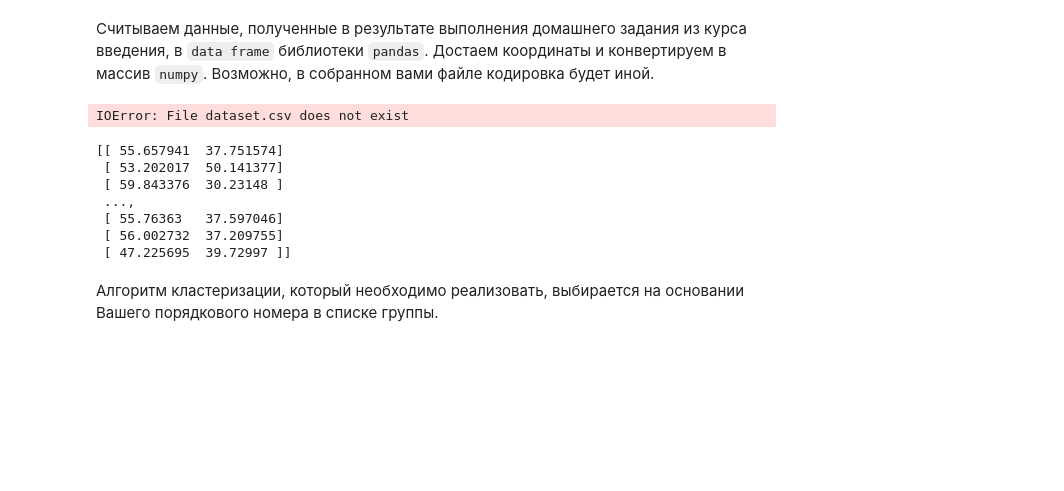
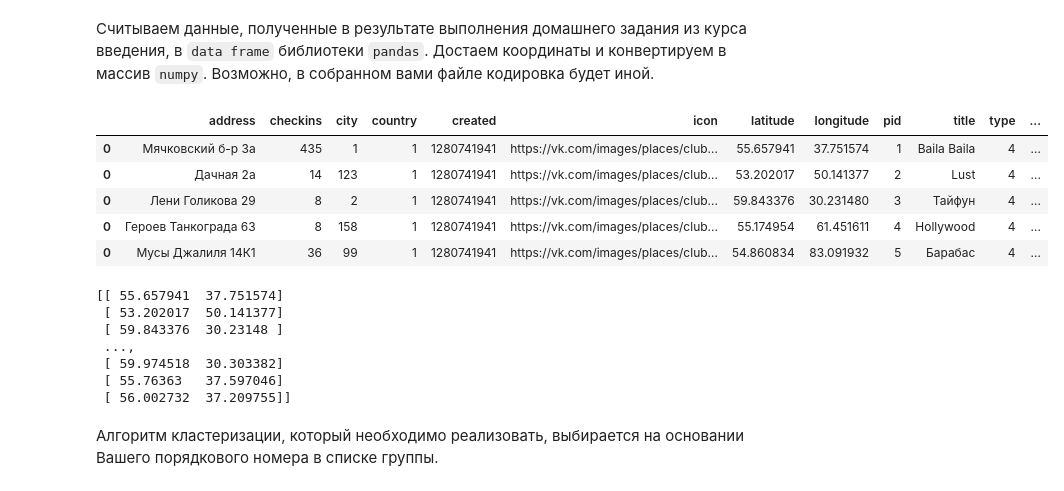
Before and after one commit to rogachevav/ml_hw2, a Jupyter notebook: hw2-clusters.ipynb, the cells around one changed output. Drawn from its saved outputs; the diff is of its cells as text; code cells hidden in the pictures; blank space fills up the shorter version.

Commit message:
algo+kwargs+pkl_read

```diff
--- a/hw2-clusters.ipynb
+++ b/hw2-clusters.ipynb
@@ -40,22 +40,27 @@ Populating the interactive namespace from numpy and matplotlib
 ## Реализация алгоритма
 # %% [markdown]
 Cчитываем данные, полученные в результате выполнения домашнего задания из курса введения, в `data frame` библиотеки `pandas`. Достаем координаты и конвертируем в массив `numpy`. Возможно, в собранном вами файле кодировка будет иной.
-# %%
-data_df = pd.read_csv("dataset.csv", sep=",", header=0, encoding='windows-1251')
-data_df.head()
-# %% [output]
-IOError: File dataset.csv does not exist
+# %%
+data = pd.read_pickle('hw1_rogachev.pkl')
+data.head()
+# %% [output]
+|  | address | checkins | city | country | created | icon | latitude | longitude | pid | title | type | ... |
+| 0 | Мячковский б-р 3а | 435 | 1 | 1 | 1280741941 | https://vk.com/images/places/club... | 55.657941 | 37.751574 | 1 | Baila Baila | 4 | ... |
+| 0 | Дачная 2а | 14 | 123 | 1 | 1280741941 | https://vk.com/images/places/club... | 53.202017 | 50.141377 | 2 | Lust | 4 | ... |
+| 0 | Лени Голикова 29 | 8 | 2 | 1 | 1280741941 | https://vk.com/images/places/club... | 59.843376 | 30.231480 | 3 | Тайфун | 4 | ... |
+| 0 | Героев Танкограда 63 | 8 | 158 | 1 | 1280741941 | https://vk.com/images/places/club... | 55.174954 | 61.451611 | 4 | Hollywood | 4 | ... |
+| 0 | Мусы Джалиля 14К1 | 36 | 99 | 1 | 1280741941 | https://vk.com/images/places/club... | 54.860834 | 83.091932 | 5 | Барабас | 4 | ... |
 # %%
-x = data_df[['latitude', 'longitude']].values
+x = data[['latitude', 'longitude']].values
 print x
 # %% [output]
 [[ 55.657941  37.751574]
  [ 53.202017  50.141377]
  [ 59.843376  30.23148 ]
  ...,
+ [ 59.974518  30.303382]
  [ 55.76363   37.597046]
- [ 56.002732  37.209755]
- [ 47.225695  39.72997 ]]
+ [ 56.002732  37.209755]]
 # %% [markdown]
 Алгоритм кластеризации, который необходимо реализовать, выбирается на основании Вашего порядкового номера в списке группы.
 # %% [markdown]
```
Also changed, not shown: parts of 4 cells of this notebook.
